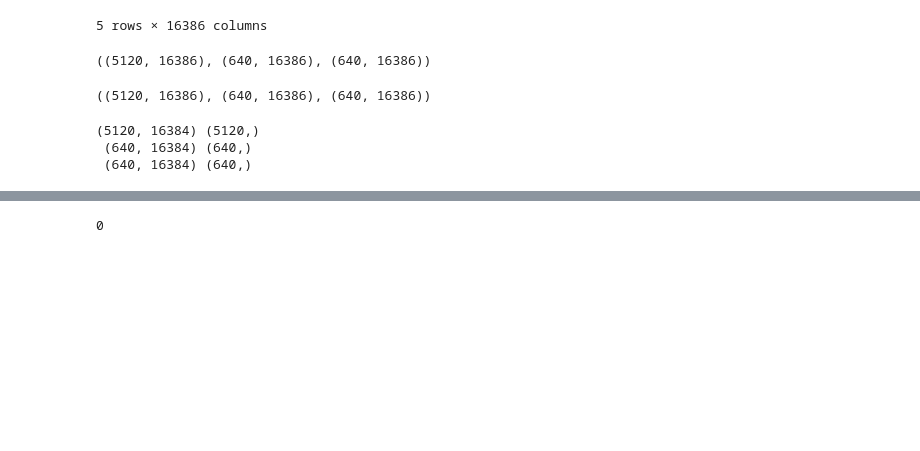
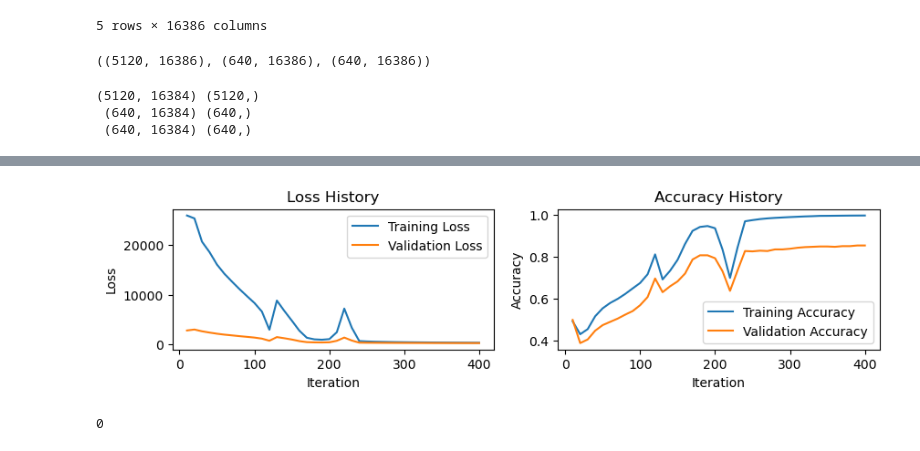
Before and after one commit to mehmetbayik/Alzheimer-MRI-Prediction-from-Scratch, a Jupyter notebook: logistic-model.ipynb, the cells around one changed output, grey strips where cells are left out. Cells and saved outputs as stored; diff of their text form; code cells hidden in the pictures; blank space fills up the shorter version.

Commit message:
all functions from scratch update logistic-model

```diff
--- a/logistic-model.ipynb
+++ b/logistic-model.ipynb
@@ -159,35 +158,5 @@ train_df, val_df, test_df = train_test_split(image_df, test_size=0.1, validation
 train_df.shape,val_df.shape, test_df.shape
 # %% [output]
 ((5120, 16386), (640, 16386), (640, 16386))
-# %%
-# Shuffle dataframe
-image_df = image_df.sample(frac=1, random_state=42).reset_index(drop=True)
-
-# Split data into train, validation and test sets; 80%, 10%, 10%; for each class
-
-# train
-train_df = pd.DataFrame()
-for i in range(len(classes)):
-    train_df = pd.concat([train_df, image_df[image_df['class_label']==classes[i][:-9]].iloc[:round(class_counts[i]*0.8),:]], axis=0)
-train_df = train_df.sample(frac=1, random_state=42).reset_index(drop=True)
-
-# validation
-val_df = pd.DataFrame()
-for i in range(len(classes)):
-    val_df = pd.concat([val_df, image_df[image_df['class_label']==classes[i][:-9]].iloc[round(class_counts[i]*0.8):round(class_counts[i]*0.9),:]], axis=0)
-val_df = val_df.sample(frac=1, random_state=42).reset_index(drop=True)
-
-# test
-test_df = pd.DataFrame()
-for i in range(len(classes)):
-    test_df = pd.concat([test_df, image_df[image_df['class_label']==classes[i][:-9]].iloc[round(class_counts[i]*0.9):,:]], axis=0)
-test_df = test_df.sample(frac=1, random_state=42).reset_index(drop=True)
-
-# save dataframe to csv
-#image_df.to_csv('image_data-256.csv', index=False)
-
-train_df.shape,val_df.shape, test_df.shape
-# %% [output]
-((5120, 16386), (640, 16386), (640, 16386))
 # %%
 class StandardScaler():
@@ -240,14 +230,35 @@ print(X_train.shape, y_train.shape,'\n', X_val.shape, y_val.shape,'\n', X_test.s
  (640, 16384) (640,)
  (640, 16384) (640,)
 # %%
-# Logistic Regression Model
-
 class LogisticRegression():
+    # Logistic Regression Model written from scratch without Bias w0
     def __init__(self):
         self.W=None
 
     def history(self):
         return self.history
+
+    def plot(self):
+        # Plot Loss and Accuracy History as Subplots
+        fig, ax = plt.subplots(1, 2)
+        fig.set_size_inches(10, 2)
+        index = np.arange(1,self.history.shape[1]+1)*10
+
+        ax[0].plot(index, self.history[0], label='Training Loss')
+        ax[0].plot(index, self.history[2], label='Validation Loss')
+        ax[0].set_title('Loss History')
+        ax[0].set_xlabel('Iteration')
+        ax[0].set_ylabel('Loss')
+        ax[0].legend()
+
+        ax[1].plot(index, self.history[1], label='Training Accuracy')
+        ax[1].plot(index, self.history[3], label='Validation Accuracy')
+        ax[1].set_title('Accuracy History')
+        ax[1].set_xlabel('Iteration')
+        ax[1].set_ylabel('Accuracy')
+        ax[1].legend()
+        #plt.savefig('plots.png')
+        plt.show()
 
     def validation(self, X, y, W, lmbda):
         # Find loss and accuracy on validation set
@@ -269,13 +280,18 @@ class LogisticRegression():
             y_onehot[i][y[i]] = 1
         # Initialize weights ( shape = features x classes matrix )
         self.W = np.zeros((X.shape[1], y_onehot.shape[1]))
+        # Print loss and accuracy every 100 iterations or every max_iter//10 iterations if max_iter >= 1000
+        print_step = 100
+        if max_iter >= 1000:
+            print_step = max_iter // 10
+
+        # Gradient Descent
         for iteration in range(1, max_iter+1):
             Z = - X @ self.W
             # Logistic function to find probabilities
             P = np.exp(Z) / np.sum(np.exp(Z), axis=1, keepdims=True)
             # Number of X instances
             N = X.shape[0]
-
             # Derivative of Residual ( log-loss )
             dRSS = 2/N * (X.T @ (y_onehot - P))
             # Choose regularization
@@ -299,7 +315,7 @@ class LogisticRegression():
                 self.history[:,(iteration//10)-1] = np.array([loss, accuracy, val_loss, val_acc])
 
                 # Print loss and accuracy every 100 iterations
-                if iteration % 100 == 0:
+                if iteration % print_step == 0:
                     line1 = 'Iteration: ' + str(iteration)
                     line2 = ' | Loss: ' + str(round(loss)) + ' | Accuracy: ' + str(accuracy)[0:5]
                     line3 = ' | Val. Loss: ' + str(round(val_loss)) + ' | Val. Acc: ' + str(val_acc)[0:5]
@@ -317,6 +333,7 @@ class LogisticRegression():
 model = LogisticRegression()
 model.fit(X_train, y_train, X_val, y_val,
           max_iter=400, lr=0.01, lmbda=0.01, regularization='l2')
+model.plot()
 
 # play sound when finished
 os.system(finish_sound)
@@ -328 +345,2 @@ Iteration: 400 | Loss: 348 | Accuracy: 0.998 | Val. Loss: 290 | Val. Acc: 0.853
+[figure, added]
 0
```
Also changed, not shown: parts of 10 cells of this notebook.
